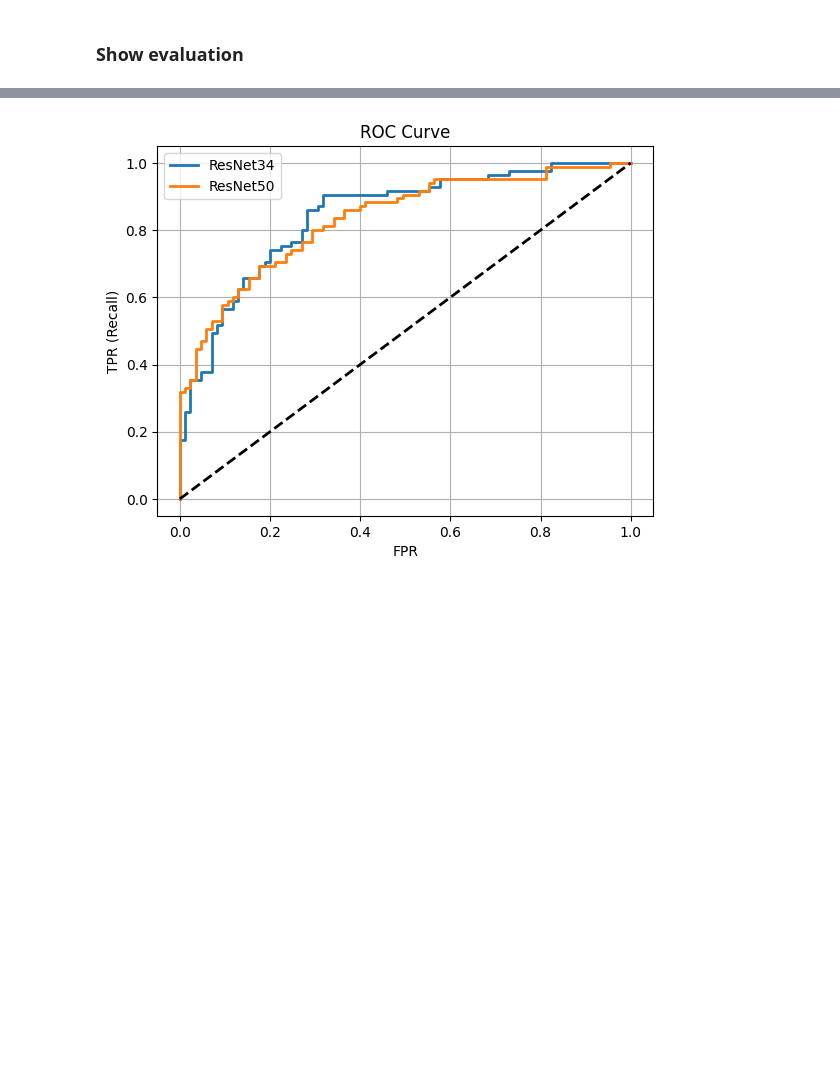
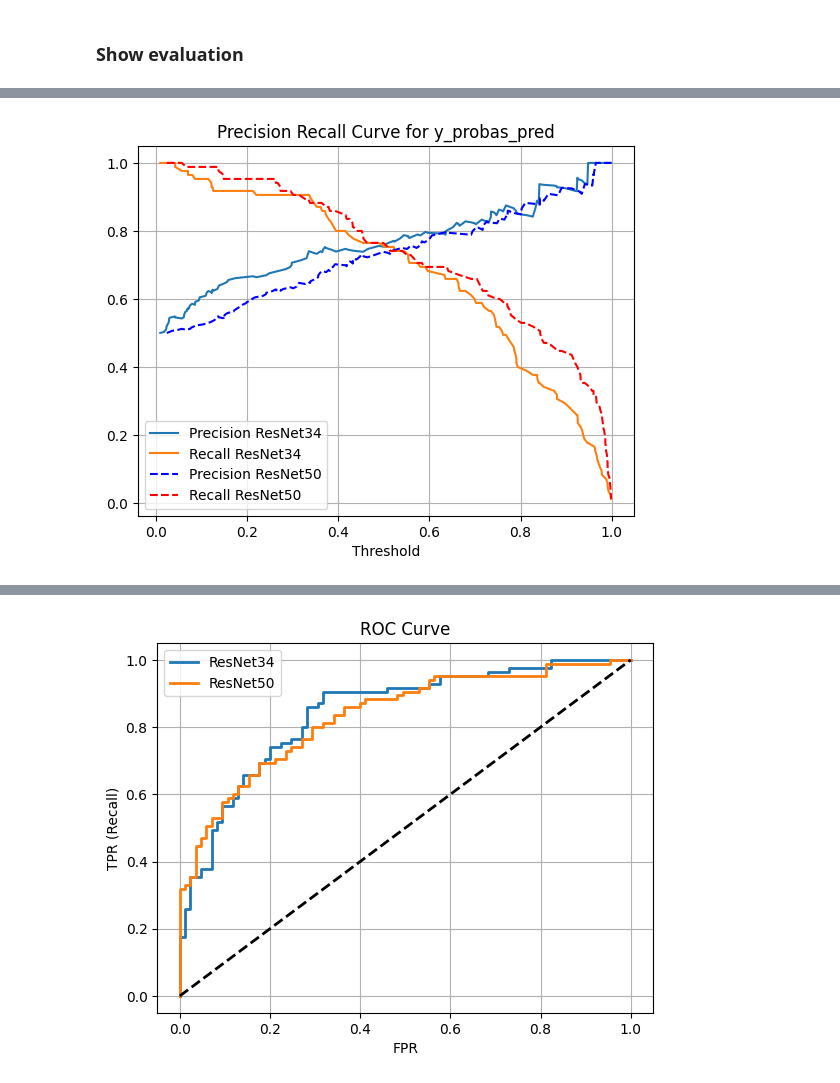
Before and after one commit to dobrodzziej/Ants-Bees-Recognition-Project, a Jupyter notebook: Evaluate-Models.ipynb, the cells around one changed output, grey strips where cells are left out. Drawn from its saved outputs; the diff is of its cells as text; code cells hidden in the pictures; blank space fills up the shorter version.

```diff
--- a/Evaluate-Models.ipynb
+++ b/Evaluate-Models.ipynb
@@ -282,0 +246,6 @@ plt.show()
+# %%
+precisions_34, recalls_34, thresholds_34 = precision_recall_curve(y_true=y_true, y_score=y_probas_pred_resnet_34)
+precisions_50, recalls_50, thresholds_50 = precision_recall_curve(y_true=y_true, y_score=y_probas_pred_resnet_50)
+plot_precision_recall_vs_threshold(precisions_34, recalls_34, thresholds_34, precisions_50, recalls_50, thresholds_50, title="Precision Recall Curve for y_probas_pred")
+# %% [output]
+[figure, added]
```
Also changed, not shown: parts of 26 cells of this notebook, 1 other file.
